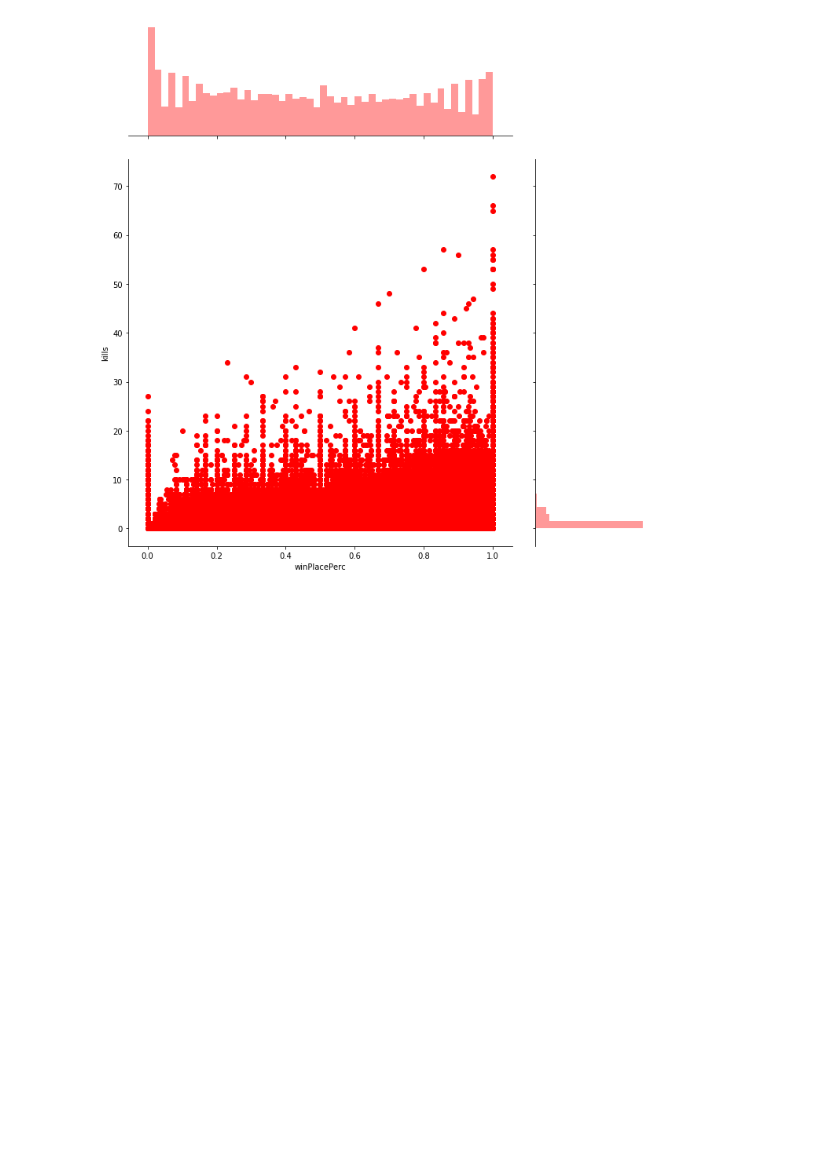
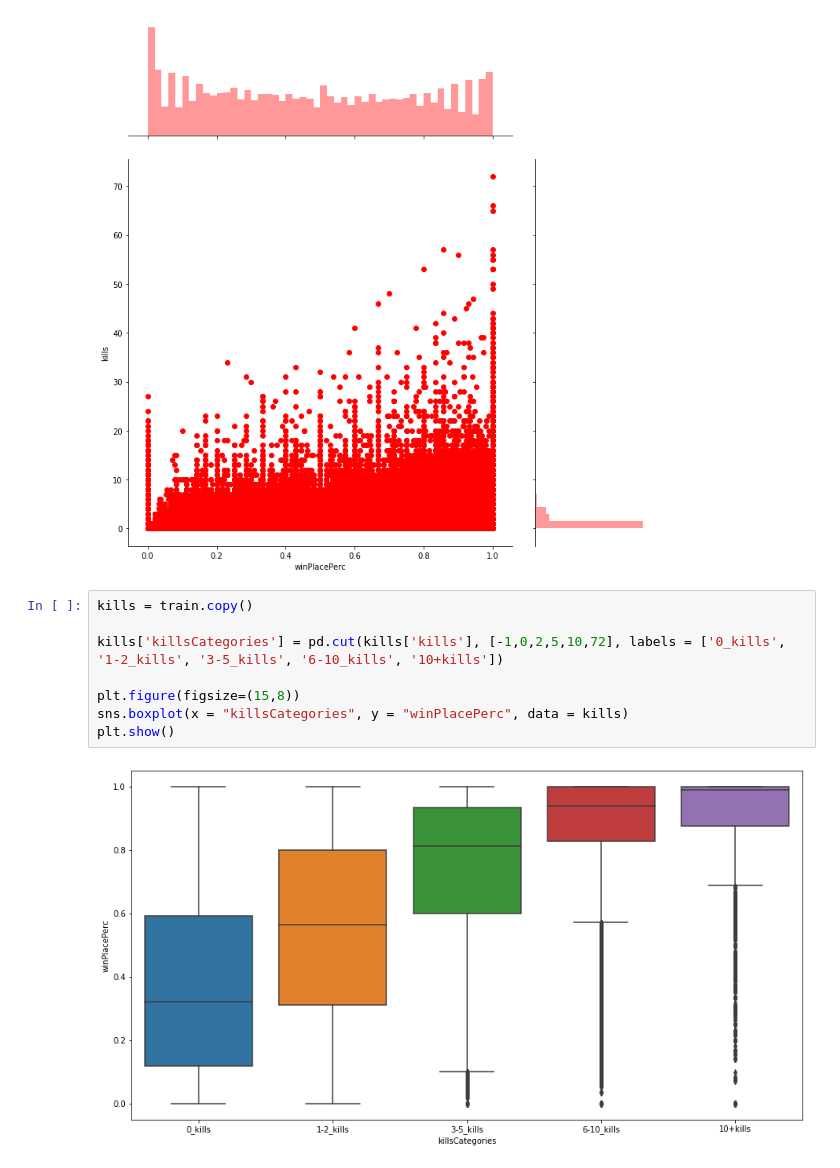
Before and after one commit to Sen-Ma/PUBG-Kaggle, a Jupyter notebook: PUBG_EDA_is_Fun.ipynb, the cells around one changed output. Drawn from its saved outputs; the diff is of its cells as text; blank space fills up the shorter version.

```diff
--- a/PUBG_EDA_is_Fun.ipynb
+++ b/PUBG_EDA_is_Fun.ipynb
@@ -100,3 +91,13 @@ sns.jointplot(x = "winPlacePerc", y = "kills", data = train, height =10, ratio =
 plt.show()
 # %% [output]
 [figure]
+# %%
+kills = train.copy()
+
+kills['killsCategories'] = pd.cut(kills['kills'], [-1,0,2,5,10,72], labels = ['0_kills', '1-2_kills', '3-5_kills', '6-10_kills', '10+kills'])
+
+plt.figure(figsize=(15,8))
+sns.boxplot(x = "killsCategories", y = "winPlacePerc", data = kills)
+plt.show()
+# %% [output]
+[figure, added]
```
Also changed, not shown: parts of 12 cells of this notebook.
